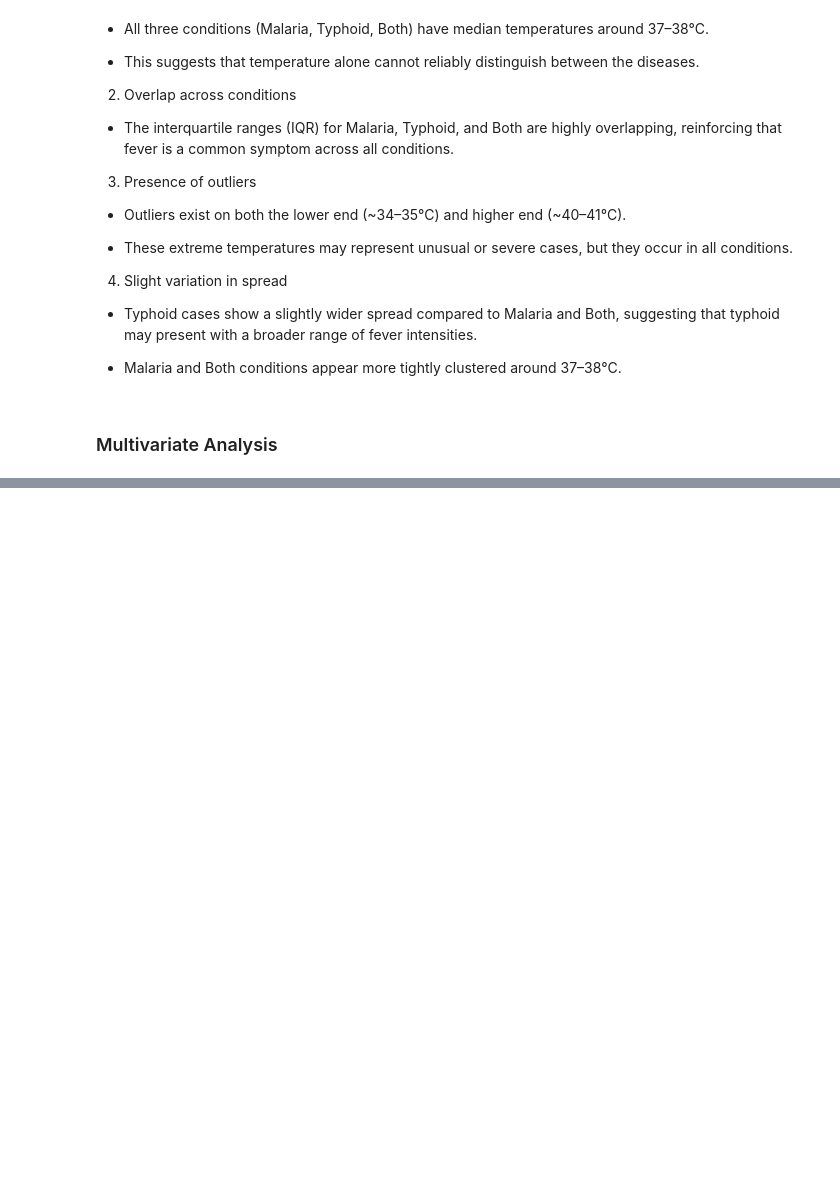
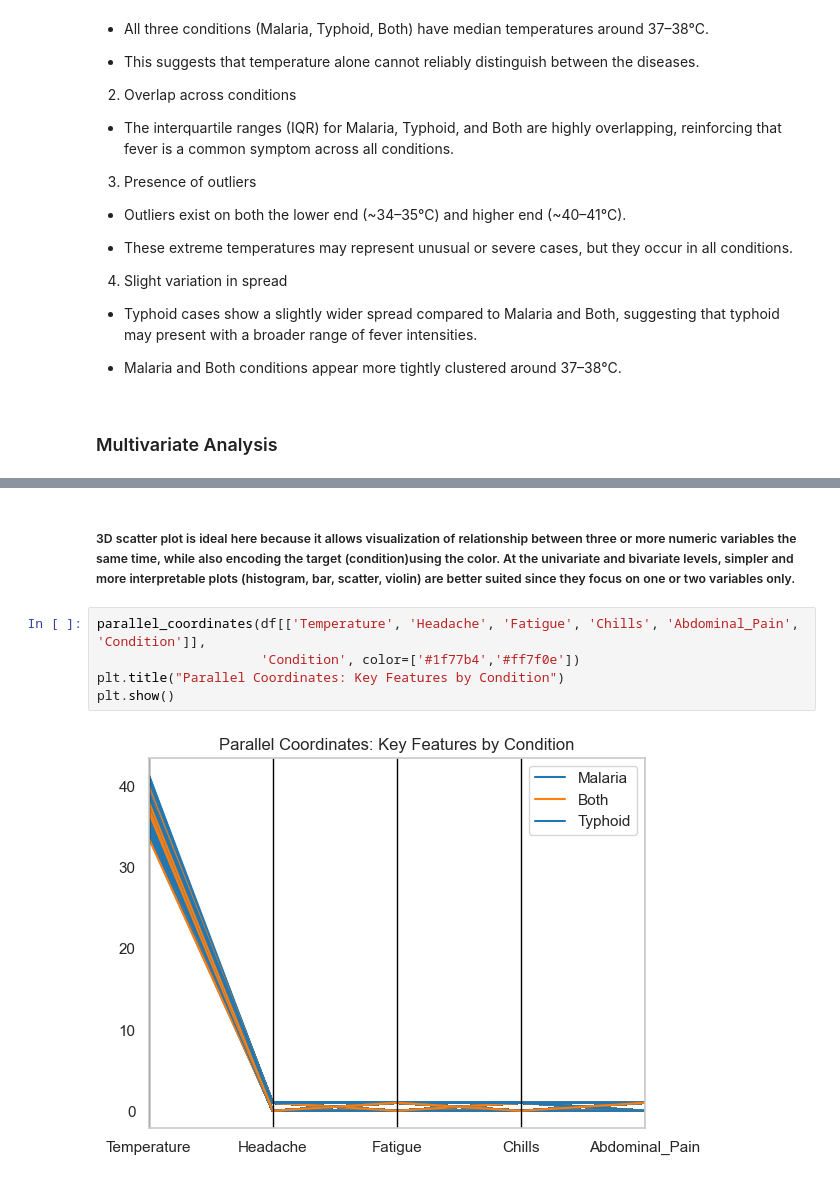
Before and after one commit to edwardopare/Malaria-Typhoid-ML, a Jupyter notebook: modelling/Notebook.ipynb, the cells around one changed output, grey strips where cells are left out. Cells and saved outputs as stored; diff of their text form; blank space fills up the shorter version.

```diff
--- a/modelling/Notebook.ipynb
+++ b/modelling/Notebook.ipynb
@@ -390,3 +384,12 @@ plt.show()
+# %% [markdown]
+##### 3D scatter plot is ideal here because it allows visualization of relationship between three or more numeric variables the same time, while also encoding the target (condition)using the color. At the univariate and bivariate levels, simpler and more interpretable plots (histogram, bar, scatter, violin) are better suited since they focus on one or two variables only.
+# %%
+parallel_coordinates(df[['Temperature', 'Headache', 'Fatigue', 'Chills', 'Abdominal_Pain', 'Condition']],
+                     'Condition', color=['#1f77b4','#ff7f0e'])
+plt.title("Parallel Coordinates: Key Features by Condition")
+plt.show()
+# %% [output]
+[figure, added]
 # %% [markdown]
 ### Insights from Multivariate Analysis
 
```
Also changed, not shown: parts of 7 cells of this notebook.
